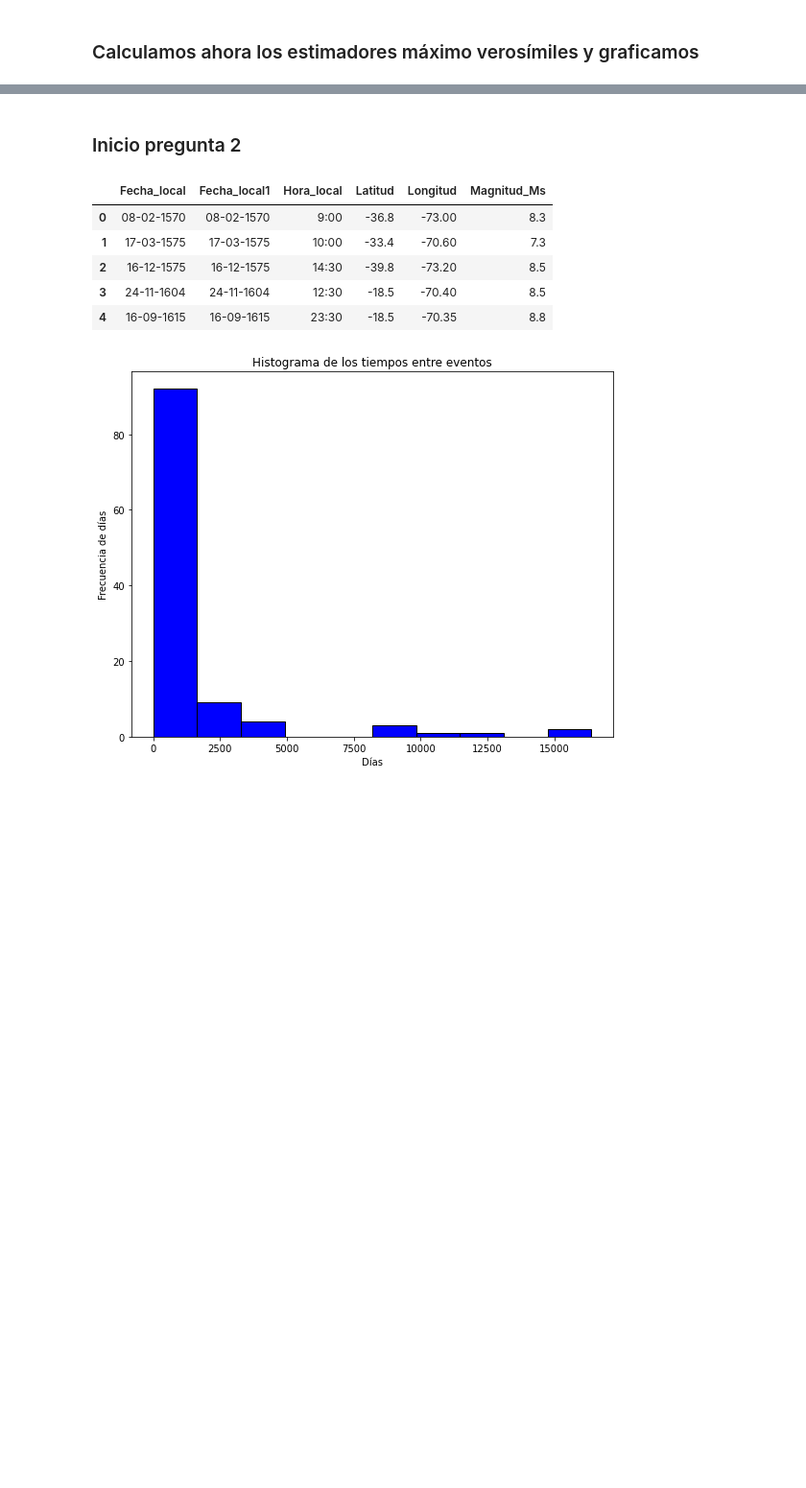
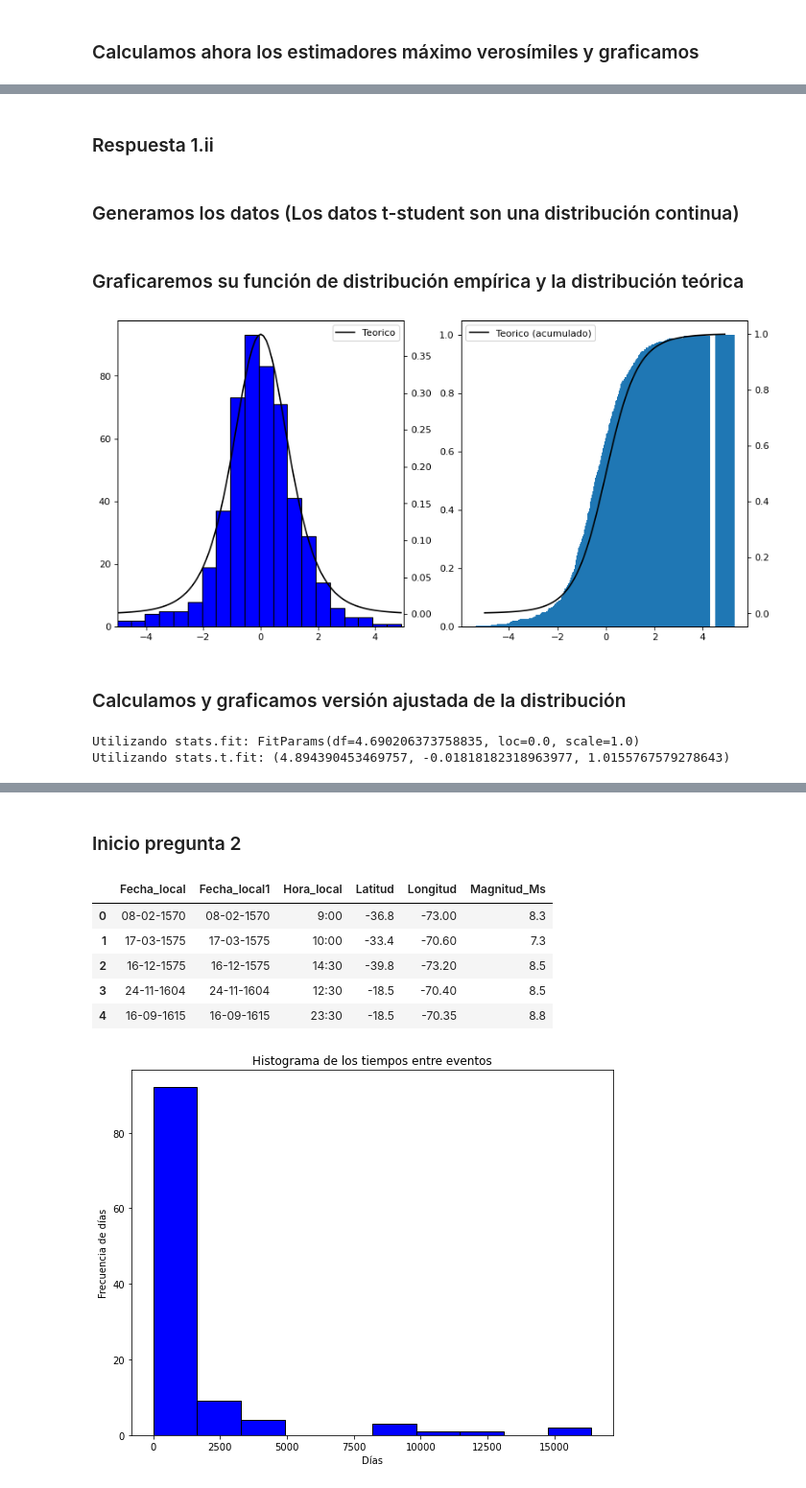
Before and after one commit to imnotUrban/Repo-Simulacion, a Jupyter notebook: Laboratorio_3/Laboratorio3.ipynb, the cells around one changed output, grey strips where cells are left out. Shown at 96% size. Cells and saved outputs as stored; diff of their text form; code cells hidden in the pictures; blank space fills up the shorter version.

```diff
--- a/Laboratorio_3/Laboratorio3.ipynb
+++ b/Laboratorio_3/Laboratorio3.ipynb
@@ -237,0 +252,55 @@ KstestResult(statistic=0.06, pvalue=0.9942356257694902)
+# %% [markdown]
+### Respuesta 1.ii
+# %% [markdown]
+### Generamos los datos (Los datos t-student son una distribución continua)
+# %%
+size=500 ; df = 5; loc = 0; scale = 1;
+datos_t =stats.t.rvs(df=df, loc=loc, scale=scale, size=size)
+# %% [markdown]
+### Graficaremos su función de distribución empírica y la distribución teórica
+# %%
+# graficamos
+fig, ax = plt.subplots(1, 2, figsize=(12, 6), dpi=80)
+ax[0].hist(datos_t, color = 'blue', edgecolor = 'black', bins = int(size/25))
+
+ax[0].set_xlim(-5,5)
+vec = np.arange(-5,5,0.1)
+
+## probabilidad teórica
+ax2 = ax[0].twinx()
+dvec = []
+for i in vec:
+    dvec.append(stats.t.pdf(x=i, df=df))
+ax2.plot(vec,dvec, color='black')
+
+ax2.legend(['Teorico'])
+##
+# Acumulado
+x, cum_t = ecdf(datos_t)
+ax[1].bar(x, cum_t)
+
+## probabilidad teórica
+vec = np.arange(-5,5,0.1)
+ax2 = ax[1].twinx()
+
+pvec = []
+for i in vec:
+    pvec.append(stats.t.cdf(x=i, df=df))
+ax2.plot(vec,pvec, color='black')
+ax2.legend(['Teorico (acumulado)'])
+
+plt.draw()
+# %% [output]
+[figure, added]
+# %% [markdown]
+### Calculamos y graficamos versión ajustada de la distribución
+# %%
+# una forma de hacerlo es con la función 'fit' y con parametros
+res = stats.fit(stats.t, datos_t, [(0,10)])
+print(f"Utilizando stats.fit: {res.params}")
+
+df0, loc0, scale0 = stats.t.fit(datos_t)
+print(f"Utilizando stats.t.fit: {stats.t.fit(datos_t)}")
+# %% [output]
+Utilizando stats.fit: FitParams(df=4.690206373758835, loc=0.0, scale=1.0)
+Utilizando stats.t.fit: (4.894390453469757, -0.01818182318963977, 1.0155767579278643)
```
Also changed, not shown: parts of 27 cells of this notebook.
